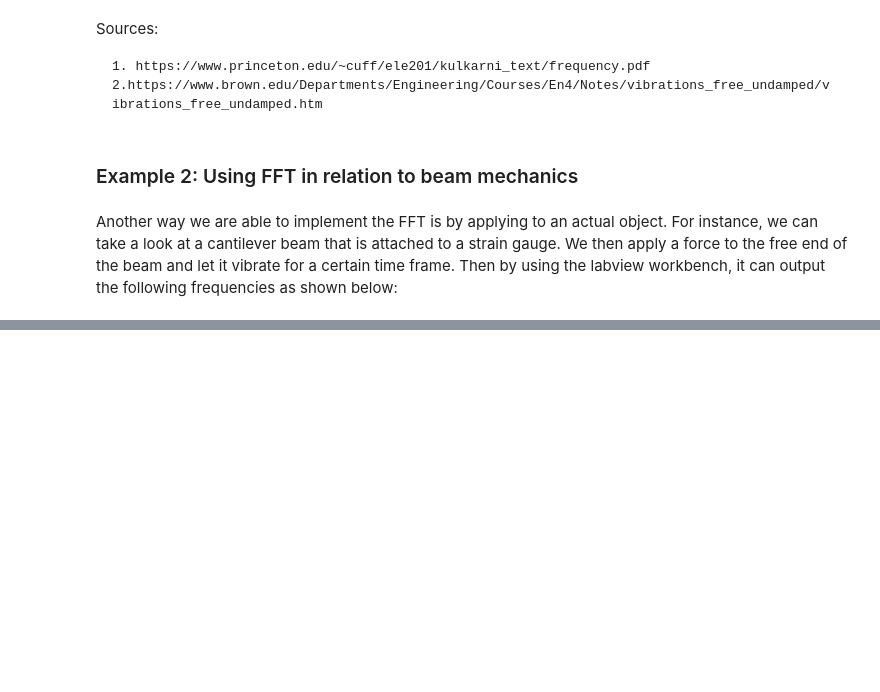
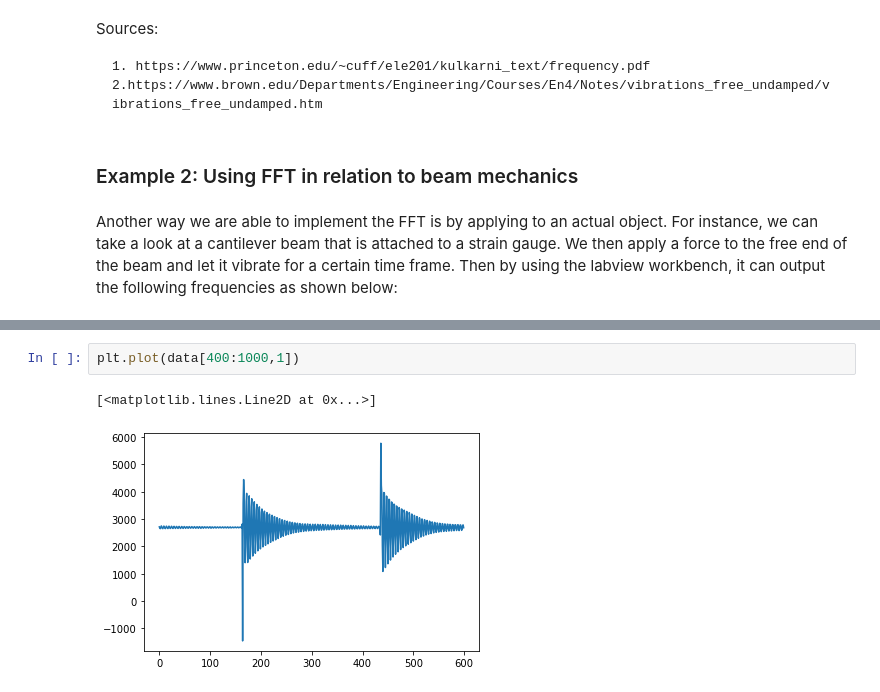
Before and after one commit to cooperrc/uconn_numpy_tutorials, a Jupyter notebook: notebooks/abbash_notebook.ipynb, the cells around one changed output, grey strips where cells are left out. Saved outputs shown, nothing was run; the diff lists cells and outputs as text; blank space fills up the shorter version.

```diff
--- a/notebooks/abbash_notebook.ipynb
+++ b/notebooks/abbash_notebook.ipynb
@@ -112,0 +129,5 @@ Another way we are able to implement the FFT is by applying to an actual object.
+# %%
+plt.plot(data[400:1000,1])
+# %% [output]
+[<matplotlib.lines.Line2D at 0x...>]
+[figure, added]
```
Also changed, not shown: parts of 5 cells of this notebook, 6 other files.
